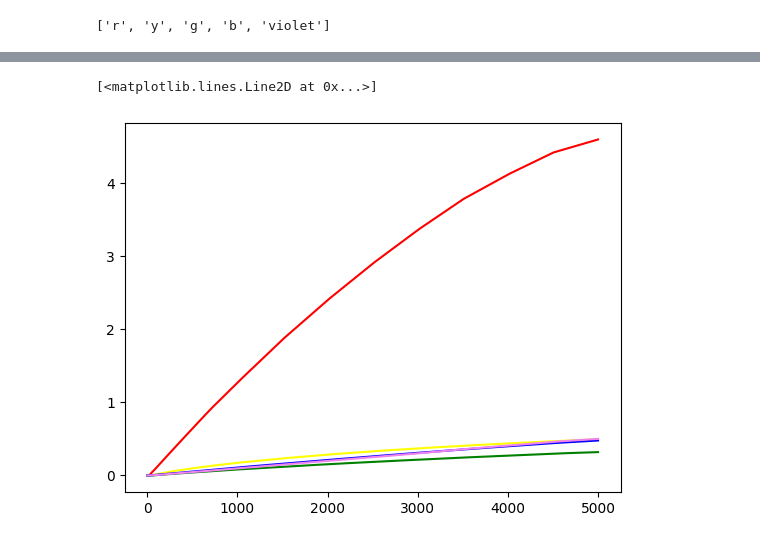
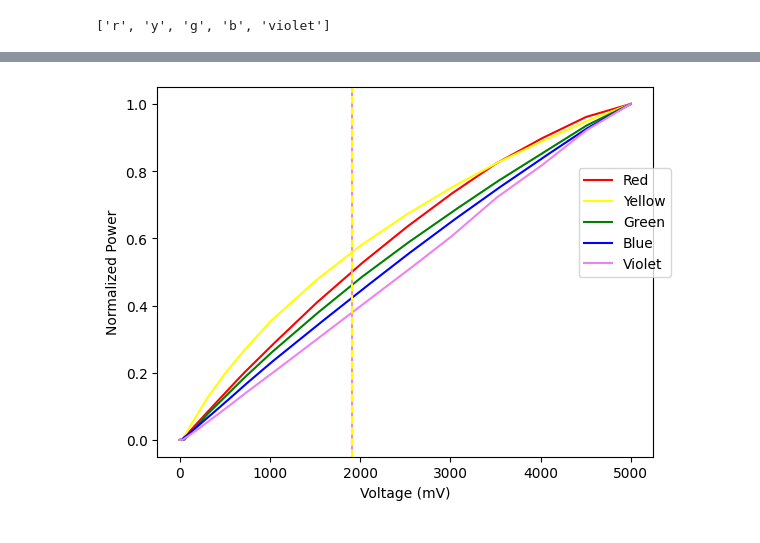
Before and after one commit to FilippoCastellani/photoreceptor_isomerisation, a Jupyter notebook: Calculate_isomerizations.ipynb, the cells around one changed output, grey strips where cells are left out. Drawn from its saved outputs; the diff is of its cells as text; code cells hidden in the pictures.

Commit message:
Update Calculate_isomerizations.ipynb
Worked on function for visualization of voltages

```diff
--- a/Calculate_isomerizations.ipynb
+++ b/Calculate_isomerizations.ipynb
@@ -394,9 +392,33 @@ violetV 1.9080000000000001  V
-# %%
-plot(newVcurves[0],color='red')
-plot(newVcurves[1],color='yellow')
-plot(newVcurves[2],color='green')
-plot(newVcurves[3],color='blue')
-plot(newVcurves[4],color='violet')
-# %% [output]
-[<matplotlib.lines.Line2D at 0x...>]
-[figure, removed]
+# %%
+plot(newVcurves[0] / Rmax,color='red')
+plot(newVcurves[1] / Ymax,color='yellow')
+plot(newVcurves[2] / Gmax,color='green')
+plot(newVcurves[3] / Bmax,color='blue')
+plot(newVcurves[4] / Vmax,color='violet')
+plt.legend(['Red','Yellow','Green','Blue','Violet'], bbox_to_anchor=(1.05, 0.8))
+plt.xlabel('Voltage (mV)')
+plt.ylabel('Normalized Power')
+
+# TODO make this a function and in a for loop
+
+if violet != 0:
+    # plot vertical line at desired voltage
+    axvline(x=find_V(violet,'v', newVcurves, Vnew)*1000,color='violet',linestyle='-')
+
+if blue != 0:
+    # plot vertical line at desired voltage
+    axvline(x=find_V(blue,'b', newVcurves, Vnew)*1000,color='blue',linestyle='--')
+
+if green != 0:
+    # plot vertical line at desired voltage
+    axvline(x=find_V(green,'g', newVcurves, Vnew)*1000,color='green',linestyle='--')
+
+if yellow != 0:
+    # plot vertical line at desired voltage
+    axvline(x=find_V(yellow,'y', newVcurves, Vnew)*1000,color='yellow',linestyle='--')
+
+if red != 0:
+    # plot vertical line at desired voltage
+    axvline(x=find_V(red,'r', newVcurves, Vnew)*1000,color='red',linestyle='--')
+# %% [output]
+[figure, added]
```
Also changed, not shown: parts of 3 cells of this notebook.
